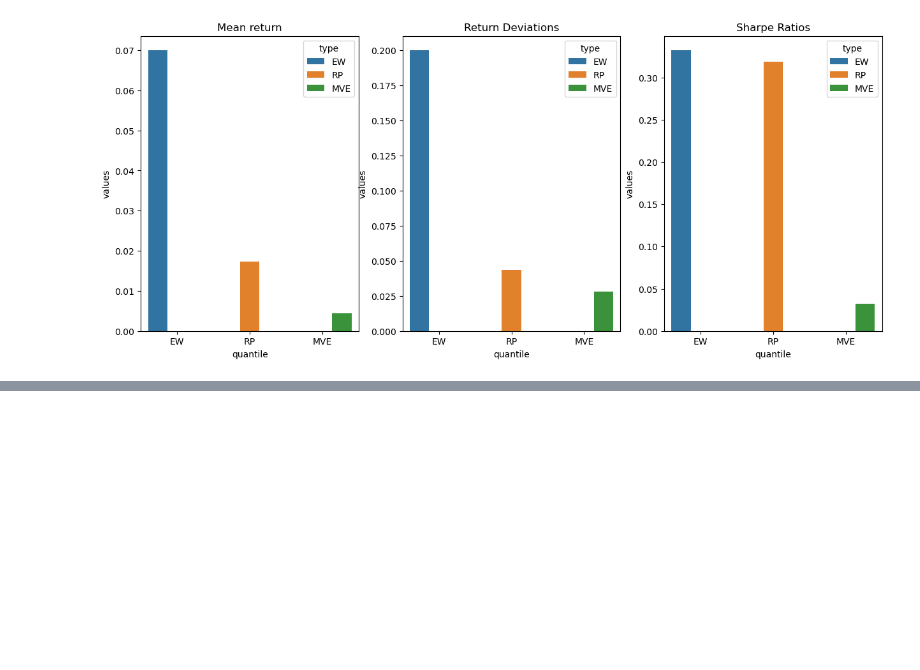
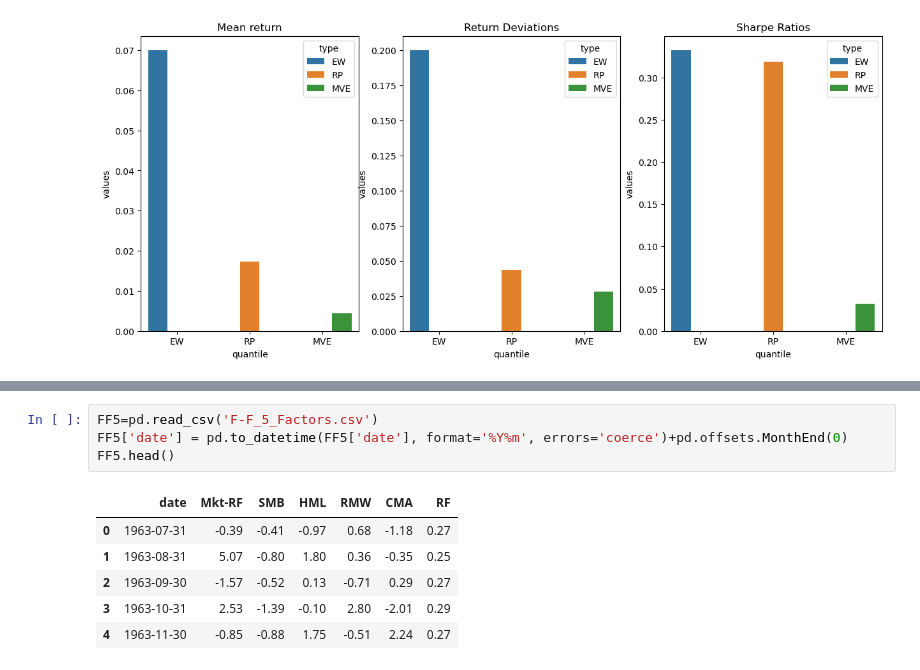
Before and after one commit to yassinuaimee/Investments-Advanced-Portfolio-Optimization-and-Risk-Factor-Analysis, a Jupyter notebook: merged.ipynb, the cells around one changed output, grey strips where cells are left out. Saved outputs shown, nothing was run; the diff lists cells and outputs as text; blank space fills up the shorter version.

```diff
--- a/merged.ipynb
+++ b/merged.ipynb
@@ -592,0 +643,11 @@ plt.show()
+# %%
+FF5=pd.read_csv('F-F_5_Factors.csv')
+FF5['date'] = pd.to_datetime(FF5['date'], format='%Y%m', errors='coerce')+pd.offsets.MonthEnd(0)
+FF5.head()
+# %% [output]
+|  | date | Mkt-RF | SMB | HML | RMW | CMA | RF |
+| 0 | 1963-07-31 | -0.39 | -0.41 | -0.97 | 0.68 | -1.18 | 0.27 |
+| 1 | 1963-08-31 | 5.07 | -0.80 | 1.80 | 0.36 | -0.35 | 0.25 |
+| 2 | 1963-09-30 | -1.57 | -0.52 | 0.13 | -0.71 | 0.29 | 0.27 |
+| 3 | 1963-10-31 | 2.53 | -1.39 | -0.10 | 2.80 | -2.01 | 0.29 |
+| 4 | 1963-11-30 | -0.85 | -0.88 | 1.75 | -0.51 | 2.24 | 0.27 |
```
Also changed, not shown: parts of 15 cells of this notebook.
